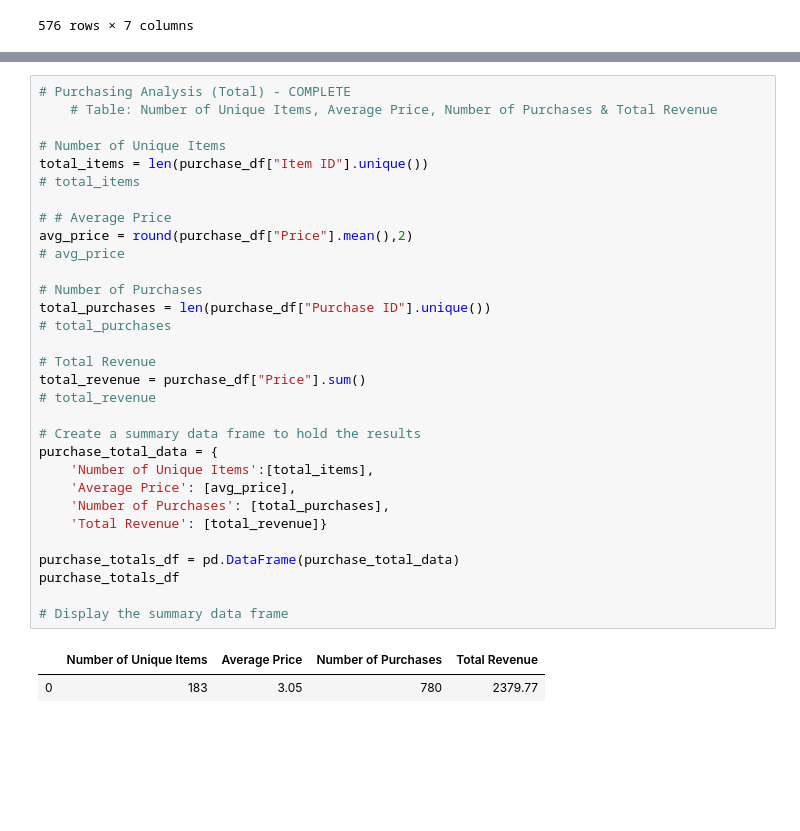
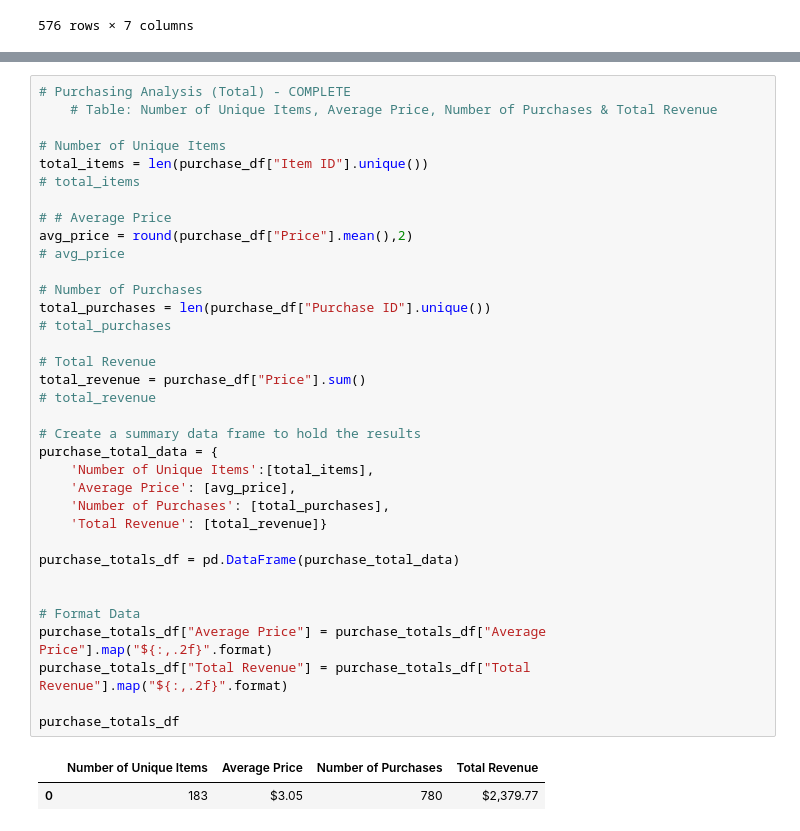
Before and after one commit to shidalgo12/Pandas-Challege, a Jupyter notebook: HeroesOfPymoli/Purchase_Data_Notebook.ipynb, the cells around one changed output, grey strips where cells are left out. Drawn from its saved outputs; the diff is of its cells as text; blank space fills up the shorter version.

```diff
--- a/HeroesOfPymoli/Purchase_Data_Notebook.ipynb
+++ b/HeroesOfPymoli/Purchase_Data_Notebook.ipynb
@@ -54,36 +53,40 @@ player_count_df
 # Purchasing Analysis (Total) - COMPLETE
     # Table: Number of Unique Items, Average Price, Number of Purchases & Total Revenue
 
 # Number of Unique Items
 total_items = len(purchase_df["Item ID"].unique())
 # total_items
 
 # # Average Price
 avg_price = round(purchase_df["Price"].mean(),2)
 # avg_price
 
 # Number of Purchases
 total_purchases = len(purchase_df["Purchase ID"].unique())
 # total_purchases
 
 # Total Revenue
 total_revenue = purchase_df["Price"].sum()
 # total_revenue
 
 # Create a summary data frame to hold the results
 purchase_total_data = {
     'Number of Unique Items':[total_items],
     'Average Price': [avg_price],
     'Number of Purchases': [total_purchases],
     'Total Revenue': [total_revenue]}
 
 purchase_totals_df = pd.DataFrame(purchase_total_data)
+
+
+# Format Data
+purchase_totals_df["Average Price"] = purchase_totals_df["Average Price"].map("${:,.2f}".format)
+purchase_totals_df["Total Revenue"] = purchase_totals_df["Total Revenue"].map("${:,.2f}".format)
+
 purchase_totals_df
-
-# Display the summary data frame
 # %% [output]
 |  | Number of Unique Items | Average Price | Number of Purchases | Total Revenue |
-| 0 | 183 | 3.05 | 780 | 2379.77 |
+| 0 | 183 | $3.05 | 780 | $2,379.77 |
 # %%
 # Gender Demographics - COMPLETE
     # Table : Total Count , Percentage of Players
```
Also changed, not shown: parts of 11 cells of this notebook, 17 other files.
